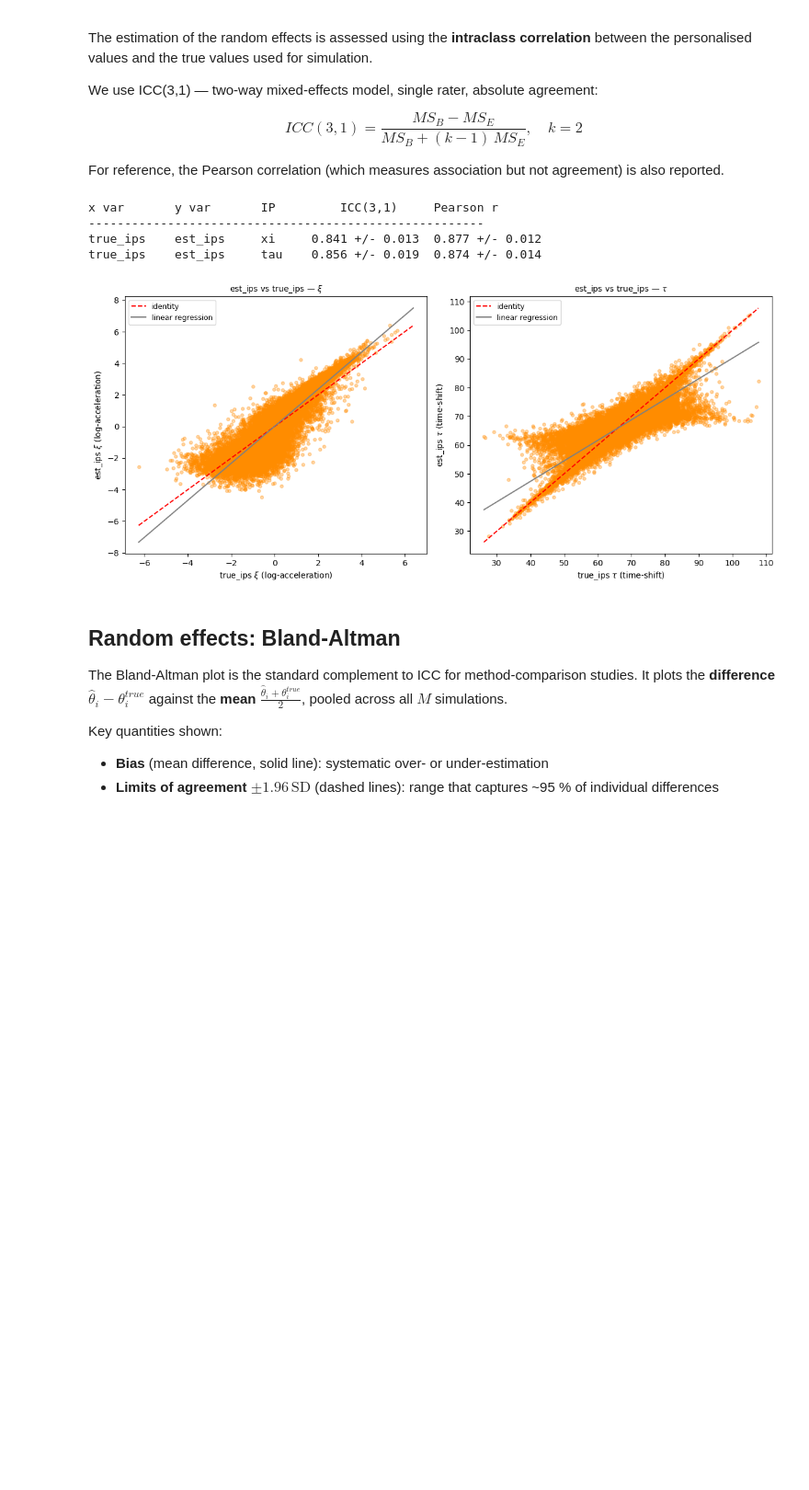
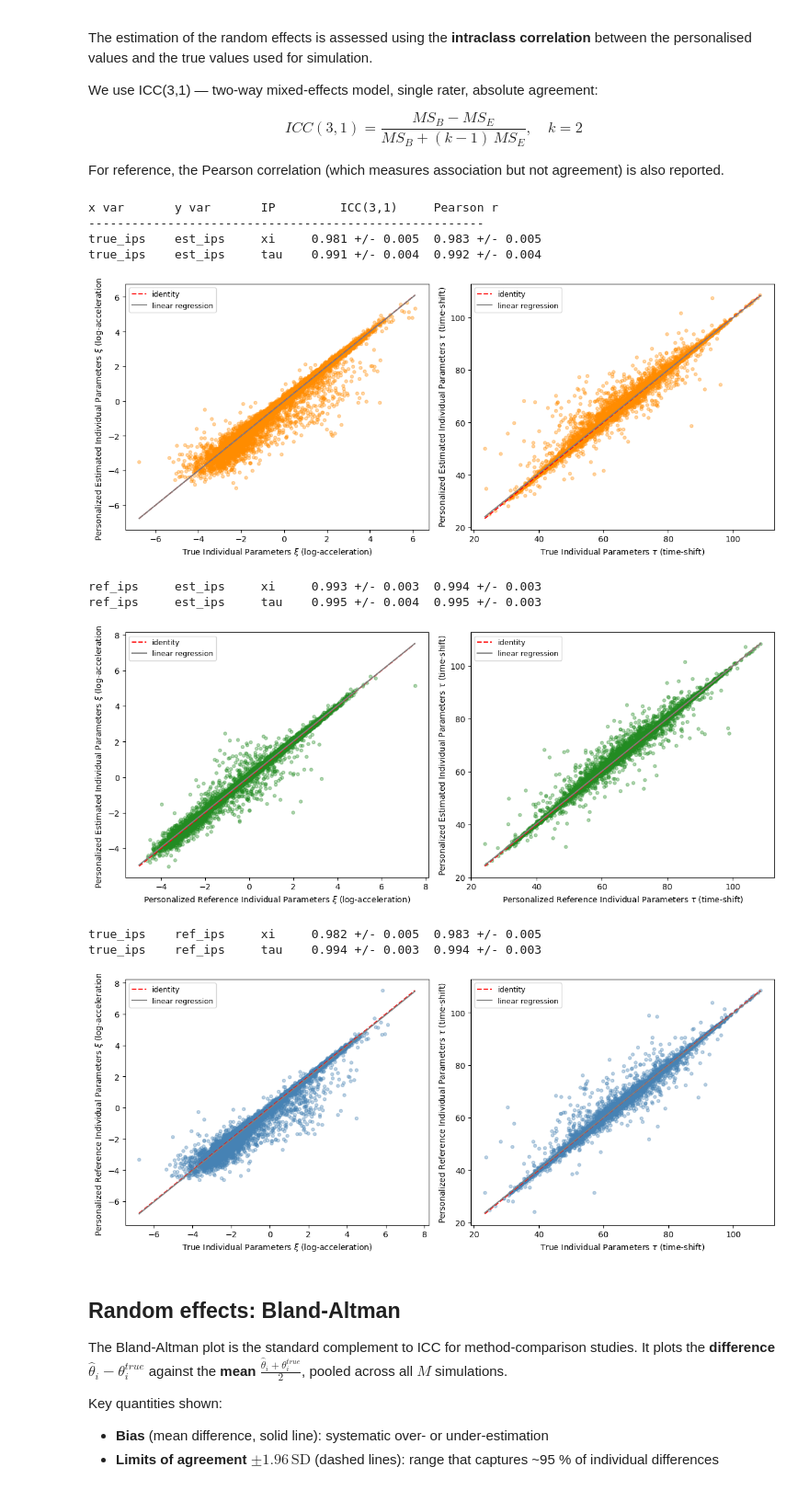
Before and after one commit to JeanJNMV/leaspy-JointSimulation, a Jupyter notebook: notebooks/3. Paper's Pipeline.ipynb, the cells around one changed output. Shown at 92% size. Drawn from its saved outputs; the diff is of its cells as text; code cells hidden in the pictures; blank space fills up the shorter version.

Commit message:
notebook 3 compatible with gaussian diag, new results, new result section in the report

```diff
--- a/notebooks/3. Paper's Pipeline.ipynb
+++ b/notebooks/3. Paper's Pipeline.ipynb
@@ -55,11 +55,16 @@ visit_params = {
 # WARNING: these parameters are not based on real data, but typically overestimate the number of visits
 # per patient to get more data points, which lead to less iterations needed to get stable results.
 # %%
-REF_MODEL_PATH = os.path.join("..", "models", "PULSE_JOINT_100_ALSFRS_BMI_VC_MUSC_NFL_SNIP_10.json")
+REF_MODEL_PATH = os.path.join("..", "models", "PULSE_diag.json")
 ref_model = JointModel.load(REF_MODEL_PATH)
 
 FEATURES  = ref_model.features
-SAVE_PATH = os.path.join("..", "output", "PULSE_JOINT_100_ALSFRS_BMI_VC_MUSC_NFL_SNIP_10_N=500_M=50_Niter=30000_Nperso=5000.pkl")
+SAVE_PATH = os.path.join("..", "output", "PULSE_diag_N=500_M=50_Niter=5000_Nperso=1000.pkl")
+
+# Extract observation model configuration from reference model
+obs_model_y = ref_model.obs_models[0]
+obs_model_name = obs_model_y.to_string()
+print(f"Reference model observation model: {obs_model_name}")
 
 theta_true = {
     k: v.detach().cpu().numpy().copy()
@@ -151,7 +157,14 @@ with io.capture_output() as captured:
                 print(f"  [m={m}] Oracle personalisation failed: {exc}")
 
             # Fit a new model on the simulated data to recover population parameters
-            new_model = JointModel(name=f"m{m}", nb_events=NB_EVENTS)
+            # Use the same observation model as the reference model
+            new_model = JointModel(
+                name=f"m{m}",
+                nb_events=NB_EVENTS,
+                dimension=ref_model.dimension,
+                source_dimension=ref_model.source_dimension,
+                obs_models=obs_model_name,
+            )
             try:
                 new_model.fit(
                     sim_data, "mcmc_saem",
@@ -471,6 +484,12 @@ ip_cols  = ["xi", "tau"]
 ip_latex = [r"$\xi$", r"$\tau$"]
 ip_descs = ["log-acceleration", "time-shift"]
 
+label_map = {
+    "true_ips": "True Individual Parameters",
+    "ref_ips":  "Personalized Reference Individual Parameters",
+    "est_ips":  "Personalized Estimated Individual Parameters",
+}
+
 # (x_var, y_var, pairs, colour)
 comparisons = [
     ("true_ips", "est_ips", valid_pairs,         "darkorange"),
@@ -481,22 +500,18 @@ comparisons = [
 if not any(pairs for _, _, pairs, _ in comparisons):
     print("No valid personalisation results — ICC cannot be computed.")
 else:
-    fig, axes = plt.subplots(
-        len(comparisons), len(ip_cols),
-        figsize=(6 * len(ip_cols), 5 * len(comparisons)),
-    )
-
     print(f"{'x var':10s}  {'y var':10s}  {'IP':5s}  {'ICC(3,1)':>12s}  {'Pearson r':>12s}")
     print("-" * 55)
 
     for row_idx, (x_var, y_var, pairs, cmp_color) in enumerate(comparisons):
         if not pairs:
-            for ax in axes[row_idx]:
-                ax.set_visible(False)
             continue
 
+        # --- One figure per comparison row, with both IP columns side by side ---
+        fig, axes = plt.subplots(1, len(ip_cols), figsize=(6 * len(ip_cols), 5))
+
         for col_idx, (col, col_latex, col_desc) in enumerate(zip(ip_cols, ip_latex, ip_descs)):
-            ax = axes[row_idx, col_idx]
+            ax = axes[col_idx]
             icc_vals, r_vals = [], []
             all_x, all_y = [], []
 
@@ -510,41 +525,49 @@ else:
                 all_y.append(yv)
                 icc_vals.append(icc_3_1(xv, yv))
                 if np.std(xv) > 0 and np.std(yv) > 0:
                     r_vals.append(pearsonr(xv, yv)[0])
 
             ax_x = np.concatenate(all_x)
             ax_y = np.concatenate(all_y)
 
             ax.scatter(ax_x, ax_y, alpha=0.35, s=15, color=cmp_color)
             lo, hi = min(ax_x.min(), ax_y.min()), max(ax_x.max(), ax_y.max())
             ax.plot([lo, hi], [lo, hi], "r--", lw=1.5, label="identity")
 
             slope, intercept = np.polyfit(ax_x, ax_y, 1)
             ax.plot(
                 [lo, hi],
                 [slope * lo + intercept, slope * hi + intercept],
                 color="grey", lw=1.5, label="linear regression",
             )
 
-            ax.set_xlabel(f"{x_var} {col_latex} ({col_desc})")
-            ax.set_ylabel(f"{y_var} {col_latex} ({col_desc})")
-            ax.set_title(f"{y_var} vs {x_var} — {col_latex}", fontsize=10)
+            x_label = label_map[x_var]
+            y_label = label_map[y_var]
+
+            ax.set_xlabel(f"{x_label} {col_latex} ({col_desc})")
+            ax.set_ylabel(f"{y_label} {col_latex} ({col_desc})")
             ax.legend(fontsize=9)
 
             icc_m = np.nanmean(icc_vals)
             icc_s = np.nanstd(icc_vals)
             r_m   = np.nanmean(r_vals) if r_vals else float("nan")
             r_s   = np.nanstd(r_vals)  if r_vals else float("nan")
             print(f"{x_var:10s}  {y_var:10s}  {col:5s}  {icc_m:.3f} +/- {icc_s:.3f}  {r_m:.3f} +/- {r_s:.3f}")
 
-    plt.tight_layout()
-    plt.show()
+        plt.tight_layout()
+        plt.show()
 # %% [output]
 x var       y var       IP         ICC(3,1)     Pearson r
 -------------------------------------------------------
-true_ips    est_ips     xi     0.841 +/- 0.013  0.877 +/- 0.012
-true_ips    est_ips     tau    0.856 +/- 0.019  0.874 +/- 0.014
+true_ips    est_ips     xi     0.981 +/- 0.005  0.983 +/- 0.005
+true_ips    est_ips     tau    0.991 +/- 0.004  0.992 +/- 0.004
-[figure, old version]
+[figure, new version]
+ref_ips     est_ips     xi     0.993 +/- 0.003  0.994 +/- 0.003
+ref_ips     est_ips     tau    0.995 +/- 0.004  0.995 +/- 0.003
+[figure, added]
+true_ips    ref_ips     xi     0.982 +/- 0.005  0.983 +/- 0.005
+true_ips    ref_ips     tau    0.994 +/- 0.003  0.994 +/- 0.003
+[figure, added]
 # %% [markdown]
 ## Random effects: Bland-Altman
 
```
Also changed, not shown: parts of 5 cells of this notebook, 6 other files.
